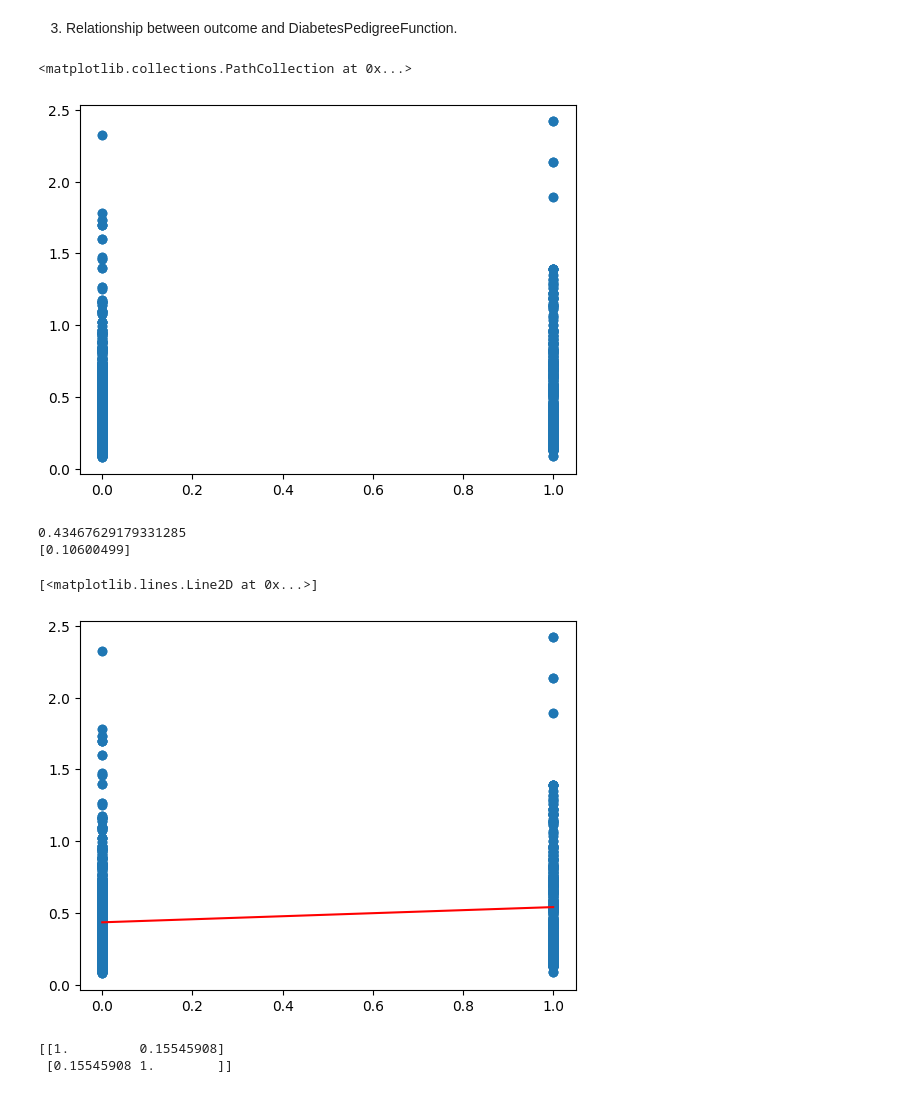
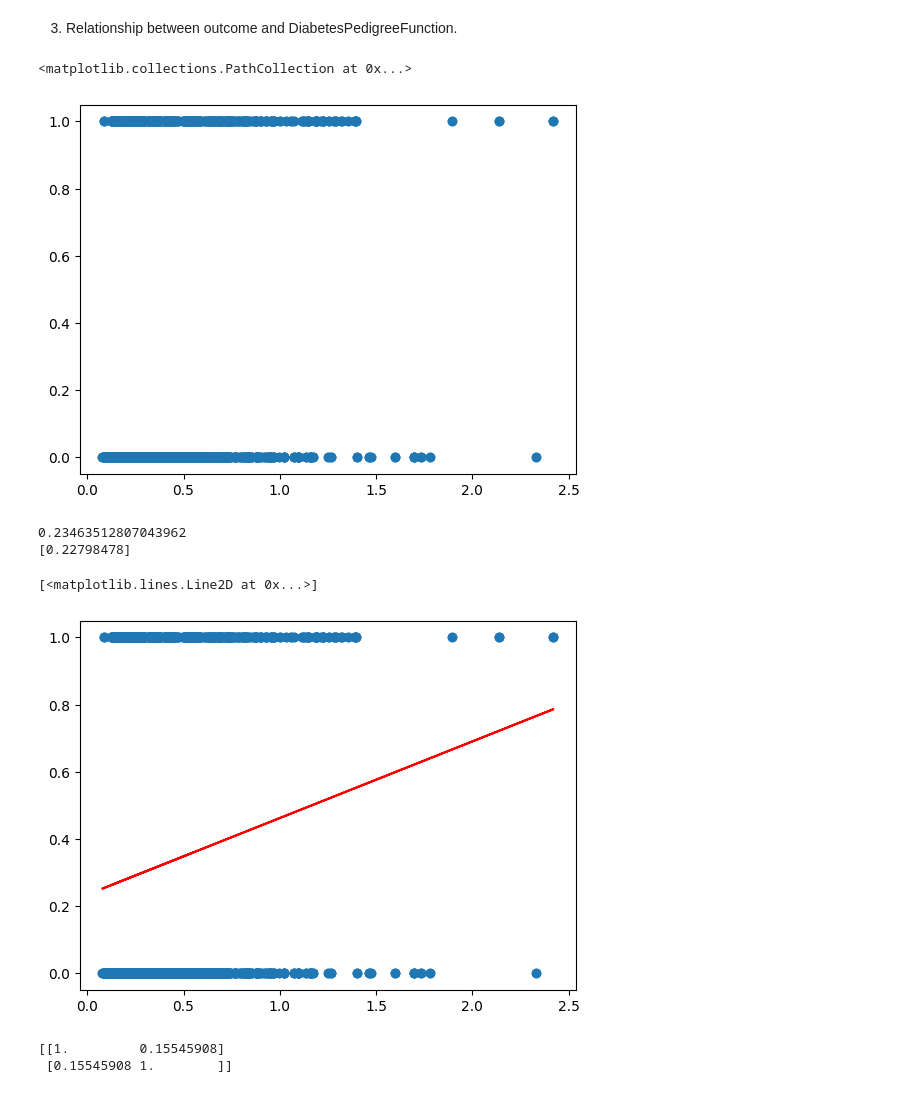
Before and after one commit to AnaBeatrizTavaresMalheiro/Data-analytics, a Jupyter notebook: linear_regression.ipynb, the cells around one changed output. Drawn from its saved outputs; the diff is of its cells as text; code cells hidden in the pictures.

```diff
--- a/linear_regression.ipynb
+++ b/linear_regression.ipynb
@@ -122,16 +120,16 @@ R2: 0.0015200152656674737
 # %%
 #Gráfico de dispersão
 #Reta com ajustada
 data = data.to_numpy()
-y = data[:,6]
-x = data[:,8]
+x = data[:,6]
+y = data[:,8]
 X = np.array(x).reshape(-1, 1)
 Y = np.array(y)
 
 plt.scatter(X, Y)
 # %% [output]
 <matplotlib.collections.PathCollection at 0x...>
-[figure, old version]
+[figure, new version]
 # %%
 #Reta com ajustada
 modelo = LinearRegression().fit(X, Y)
@@ -140,10 +138,10 @@ print (modelo.coef_)
 plt.scatter(X, Y)
 plt.plot(X, modelo.predict(X), color = 'red')
 # %% [output]
-0.43467629179331285
-[0.10600499]
+0.23463512807043962
+[0.22798478]
 [<matplotlib.lines.Line2D at 0x...>]
-[figure, old version]
+[figure, new version]
 # %%
 #Coeficiente de correlação
 import numpy as np
```
Also changed, not shown: parts of 7 cells of this notebook.
